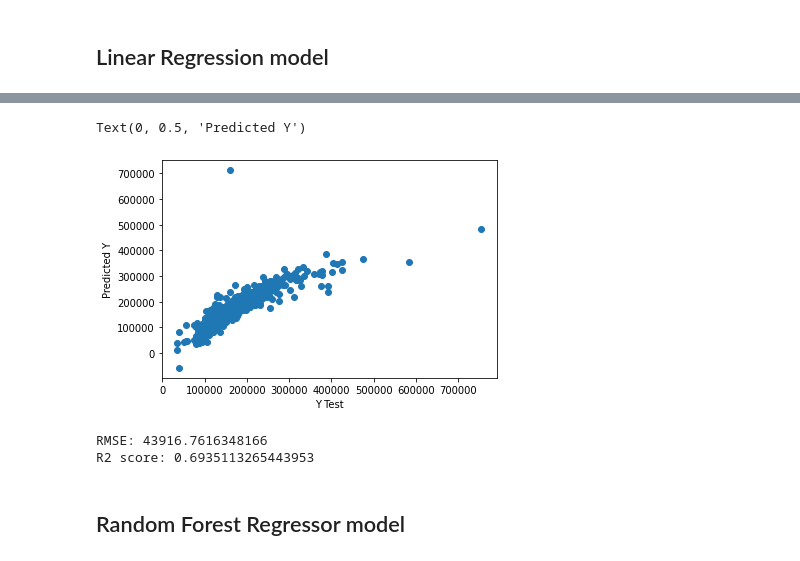
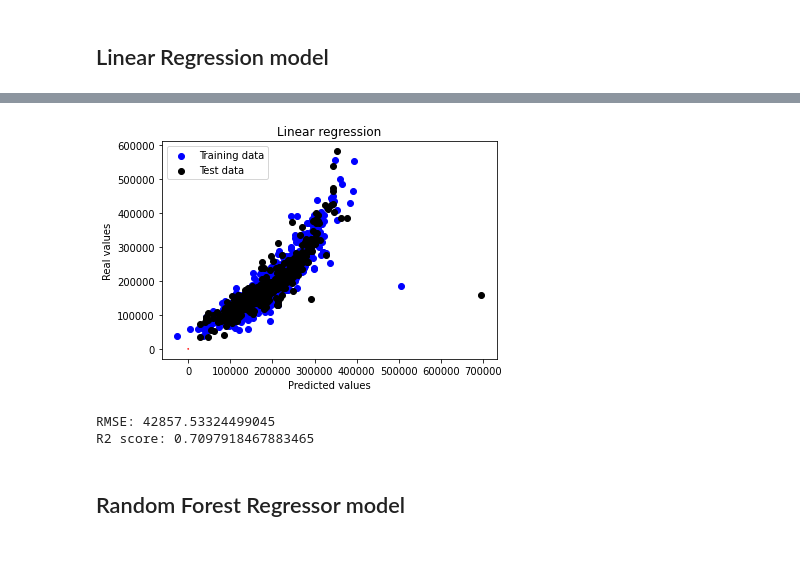
Before and after one commit to RaphaelRoriz/Machine-learning, a Jupyter notebook: housesPricesDataset/House Prices regressions.ipynb, the cells around one changed output, grey strips where cells are left out. Drawn from its saved outputs; the diff is of its cells as text; code cells hidden in the pictures.

```diff
--- a/housesPricesDataset/House Prices regressions.ipynb
+++ b/housesPricesDataset/House Prices regressions.ipynb
@@ -785,0 +1004,4 @@ X_train, X_test, y_train, y_test = train_test_split(X, y, test_size=0.3, random_
+# %%
+min_max_scaler = MinMaxScaler()
+# %%
+min_max_scaler.fit(X_train)
@@ -790,7 +1018,7 @@ X_train, X_test, y_train, y_test = train_test_split(X, y, test_size=0.3, random_
 # %%
 from sklearn.linear_model import LinearRegression
 # %%
-lm = LinearRegression()
+lm = LinearRegression(normalize=True)
 # %%
 lm.fit(X_train,y_train)
 # %% [output]
@@ -799,20 +1026,26 @@ LinearRegression(copy_X=True, fit_intercept=True, n_jobs=None,
 # %%
-lm_predictions = lm.predict( X_test)
+lm_predictions_train = lm.predict(X_train)
+lm_predictions_test = lm.predict(X_test)
-# %%
-plt.scatter(y_test,lm_predictions)
-plt.xlabel('Y Test')
-plt.ylabel('Predicted Y')
-# %% [output]
-Text(0, 0.5, 'Predicted Y')
-[figure, removed]
+# %%
+# Plot predictions - Real values
+plt.scatter(lm_predictions_train, y_train, c = "blue",  label = "Training data")
+plt.scatter(lm_predictions_test, y_test, c = "black",  label = "Test data")
+plt.title("Linear regression")
+plt.xlabel("Predicted values")
+plt.ylabel("Real values")
+plt.legend(loc = "upper left")
+plt.plot([10.5, 13.5], [10.5, 13.5], c = "red")
+plt.show()
+# %% [output]
+[figure, added]
 # %%
 from sklearn import metrics
 # %%
-print('RMSE:', np.sqrt(metrics.mean_squared_error(y_test, lm_predictions)))
+print('RMSE:', np.sqrt(metrics.mean_squared_error(y_test, lm_predictions_test)))
 print('R2 score:', lm.score(X_test,y_test))
 # %% [output]
-RMSE: 43916.7616348166
-R2 score: 0.6935113265443953
+RMSE: 42857.53324499045
+R2 score: 0.7097918467883465
 # %% [markdown]
 ## Random Forest Regressor model
 # %%
```
Also changed, not shown: parts of 178 cells of this notebook.
